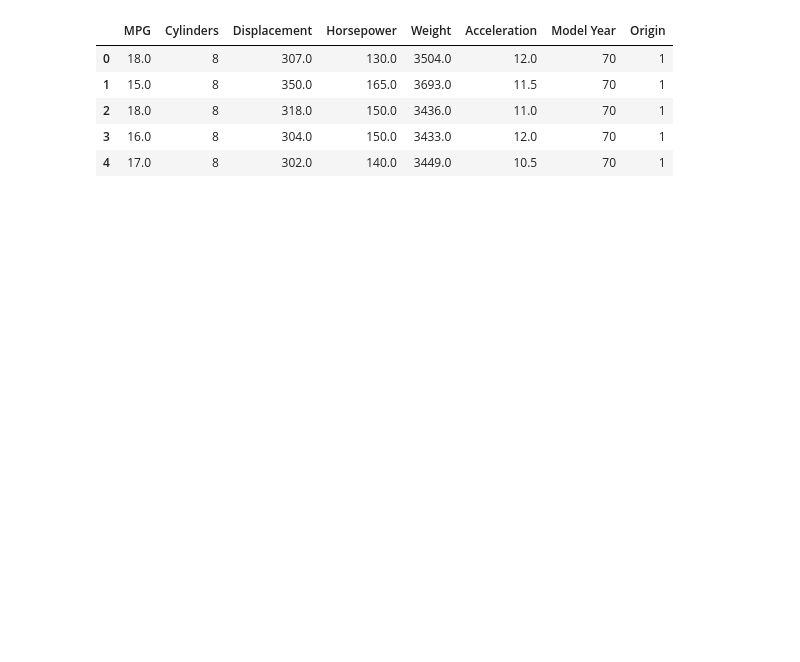
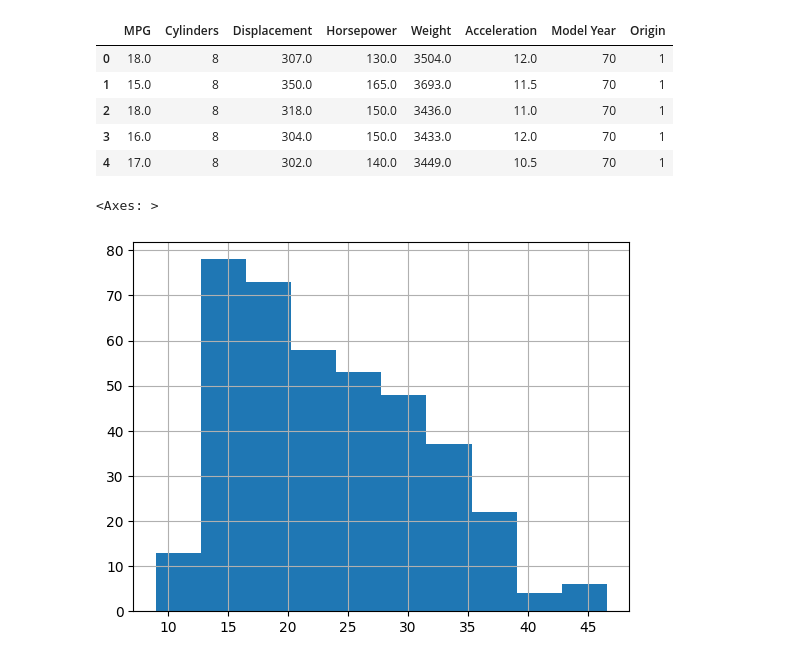
Before and after one commit to nnyazdani92/machine_learning_portfolio, a Jupyter notebook: AutoMPG Tabular Physics Inspired DNN/wave_regression.ipynb, the cells around one changed output. Cells and saved outputs as stored; diff of their text form; code cells hidden in the pictures; blank space fills up the shorter version.

```diff
--- a/AutoMPG Tabular Physics Inspired DNN/wave_regression.ipynb
+++ b/AutoMPG Tabular Physics Inspired DNN/wave_regression.ipynb
@@ -33,2 +39,8 @@ data = pd.get_dummies(data, columns=["Origin"], prefix="Origin")
+# %%
+# Quickly inspect mpg distribution
+data['MPG'].hist()
+# %% [output]
+<Axes: >
+[figure, added]
 # %%
 # Separate features and target
```
Also changed, not shown: parts of 11 cells of this notebook.
